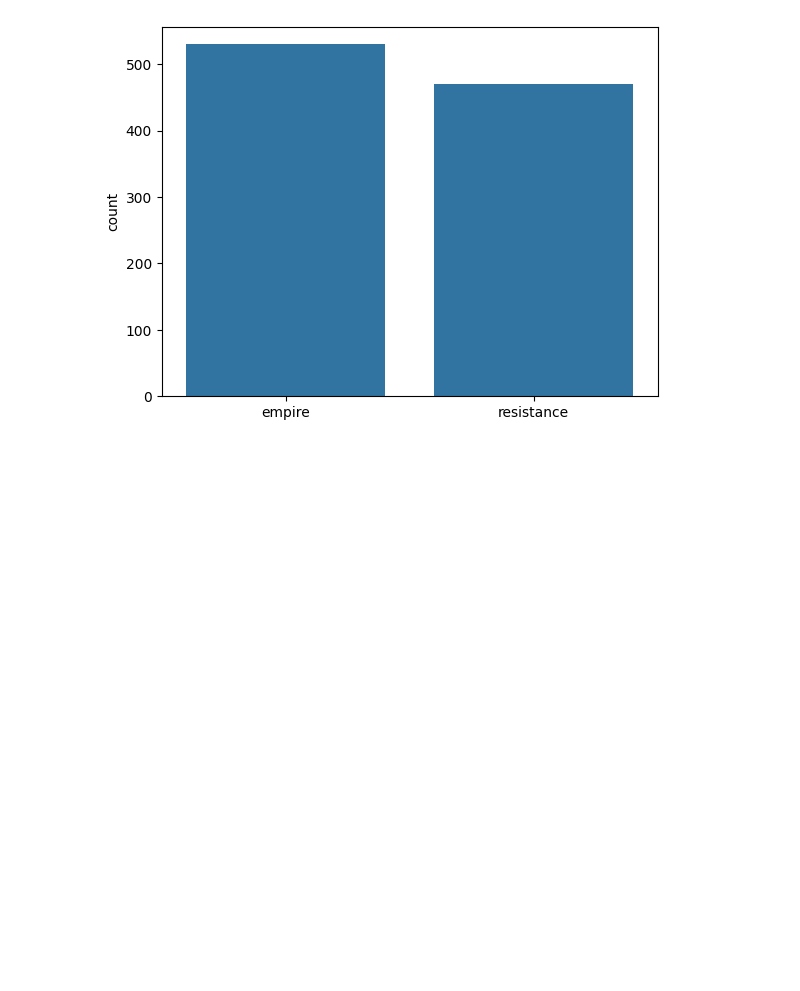
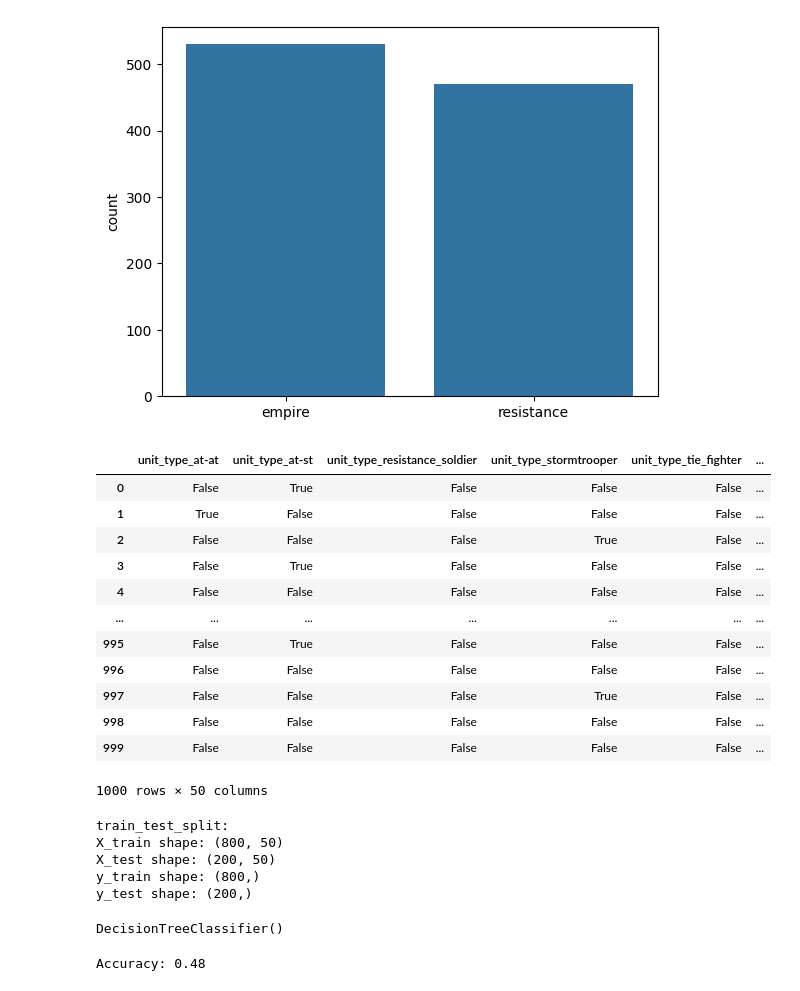
Before and after one commit to mayather/guided_project_3, a Jupyter notebook: trained_model.ipynb, the cells around one changed output. Cells and saved outputs as stored; diff of their text form; code cells hidden in the pictures; blank space fills up the shorter version.

Commit message:
Created decision tree model

```diff
--- a/trained_model.ipynb
+++ b/trained_model.ipynb
@@ -71,3 +77,57 @@ plot = sns.barplot(
     y= 'count')
 # %% [output]
 [figure]
+# %%
+# Define the features and target variable
+
+X = df[['unit_type','homeworld']]  # Features
+X = pd.get_dummies(X, columns=['unit_type', 'homeworld'])
+y = df['empire_or_resistance']  # Target variable
+X
+# %% [output]
+|  | unit_type_at-at | unit_type_at-st | unit_type_resistance_soldier | unit_type_stormtrooper | unit_type_tie_fighter | ... |
+| 0 | False | True | False | False | False | ... |
+| 1 | True | False | False | False | False | ... |
+| 2 | False | False | False | True | False | ... |
+| 3 | False | True | False | False | False | ... |
+| 4 | False | False | False | False | False | ... |
+| ... | ... | ... | ... | ... | ... | ... |
+| 995 | False | True | False | False | False | ... |
+| 996 | False | False | False | False | False | ... |
+| 997 | False | False | False | True | False | ... |
+| 998 | False | False | False | False | False | ... |
+| 999 | False | False | False | False | False | ... |
+1000 rows × 50 columns
+# %%
+# Split the data using train_test_split
+X_train, X_test, y_train, y_test = train_test_split(X, y, test_size=0.2, random_state=42)
+# Print the shapes of train and test sets
+print("train_test_split:")
+print("X_train shape:", X_train.shape)
+print("X_test shape:", X_test.shape)
+print("y_train shape:", y_train.shape)
+print("y_test shape:", y_test.shape)
+# %% [output]
+train_test_split:
+X_train shape: (800, 50)
+X_test shape: (200, 50)
+y_train shape: (800,)
+y_test shape: (200,)
+# %%
+# Initialize the Decision Tree Classifier
+clf = DecisionTreeClassifier()
+
+# Train the classifier
+clf.fit(X_train, y_train)
+# %% [output]
+DecisionTreeClassifier()
+# %%
+
+# Make predictions on the testing set
+y_pred = clf.predict(X_test)
+
+# Evaluate the accuracy of the model
+accuracy = accuracy_score(y_test, y_pred)
+print(f"Accuracy: {accuracy:.2f}")
+# %% [output]
+Accuracy: 0.48
```
Also changed, not shown: parts of 2 cells of this notebook.
